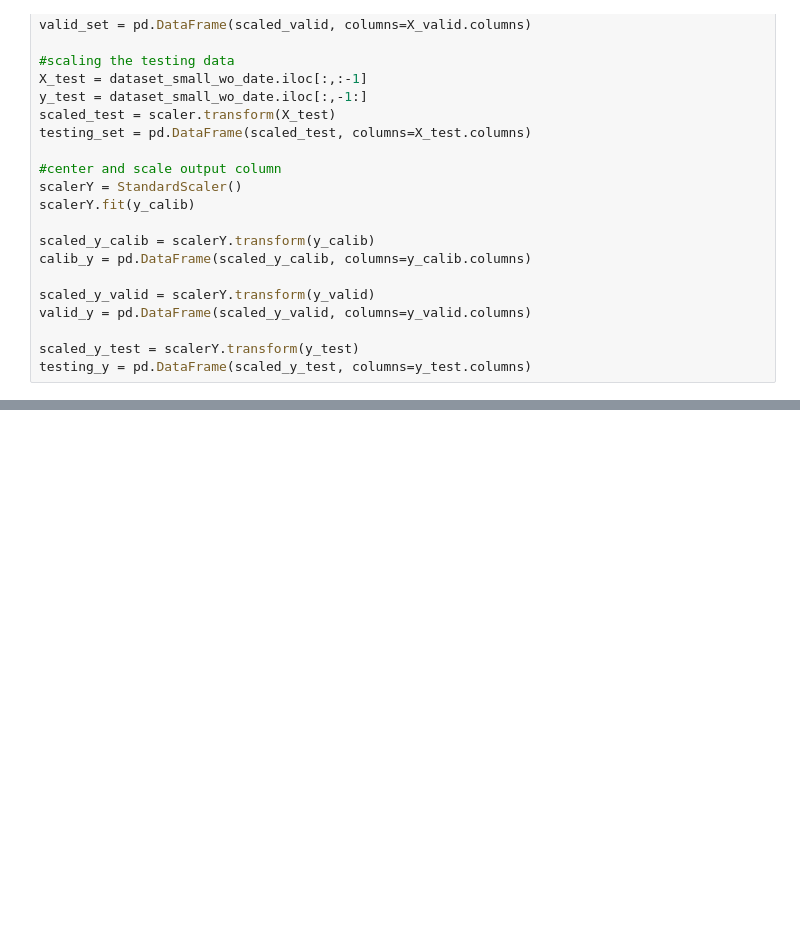
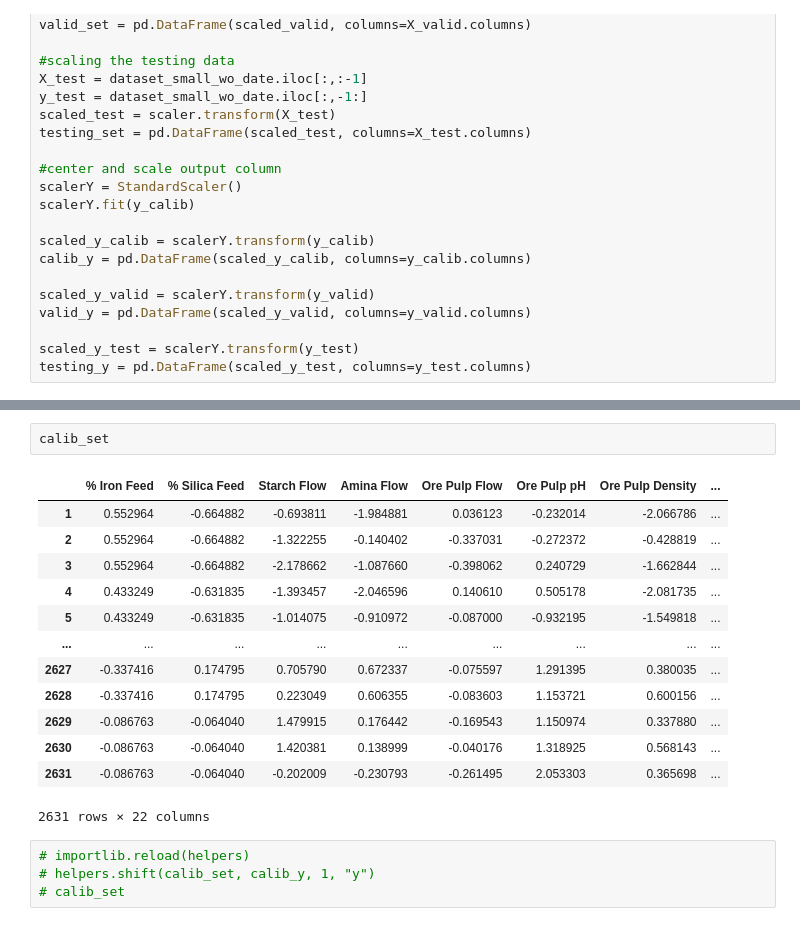
Before and after one commit to Unexp1ainable/ADAML-Project1, a Jupyter notebook: project_sam.ipynb, the cells around one changed output, grey strips where cells are left out. Saved outputs shown, nothing was run; the diff lists cells and outputs as text; blank space fills up the shorter version.

```diff
--- a/project_sam.ipynb
+++ b/project_sam.ipynb
@@ -336,0 +334,20 @@ array([3, 0, 0, 1, 4, 3, 0, 0])
+# %%
+calib_set
+# %% [output]
+|  | % Iron Feed | % Silica Feed | Starch Flow | Amina Flow | Ore Pulp Flow | Ore Pulp pH | Ore Pulp Density | ... |
+| 1 | 0.552964 | -0.664882 | -0.693811 | -1.984881 | 0.036123 | -0.232014 | -2.066786 | ... |
+| 2 | 0.552964 | -0.664882 | -1.322255 | -0.140402 | -0.337031 | -0.272372 | -0.428819 | ... |
+| 3 | 0.552964 | -0.664882 | -2.178662 | -1.087660 | -0.398062 | 0.240729 | -1.662844 | ... |
+| 4 | 0.433249 | -0.631835 | -1.393457 | -2.046596 | 0.140610 | 0.505178 | -2.081735 | ... |
+| 5 | 0.433249 | -0.631835 | -1.014075 | -0.910972 | -0.087000 | -0.932195 | -1.549818 | ... |
+| ... | ... | ... | ... | ... | ... | ... | ... | ... |
+| 2627 | -0.337416 | 0.174795 | 0.705790 | 0.672337 | -0.075597 | 1.291395 | 0.380035 | ... |
+| 2628 | -0.337416 | 0.174795 | 0.223049 | 0.606355 | -0.083603 | 1.153721 | 0.600156 | ... |
+| 2629 | -0.086763 | -0.064040 | 1.479915 | 0.176442 | -0.169543 | 1.150974 | 0.337880 | ... |
+| 2630 | -0.086763 | -0.064040 | 1.420381 | 0.138999 | -0.040176 | 1.318925 | 0.568143 | ... |
+| 2631 | -0.086763 | -0.064040 | -0.202009 | -0.230793 | -0.261495 | 2.053303 | 0.365698 | ... |
+2631 rows × 22 columns
+# %%
+# importlib.reload(helpers)
+# helpers.shift(calib_set, calib_y, 1, "y")
+# calib_set
```
Also changed, not shown: parts of 14 cells of this notebook, 2 other files.
